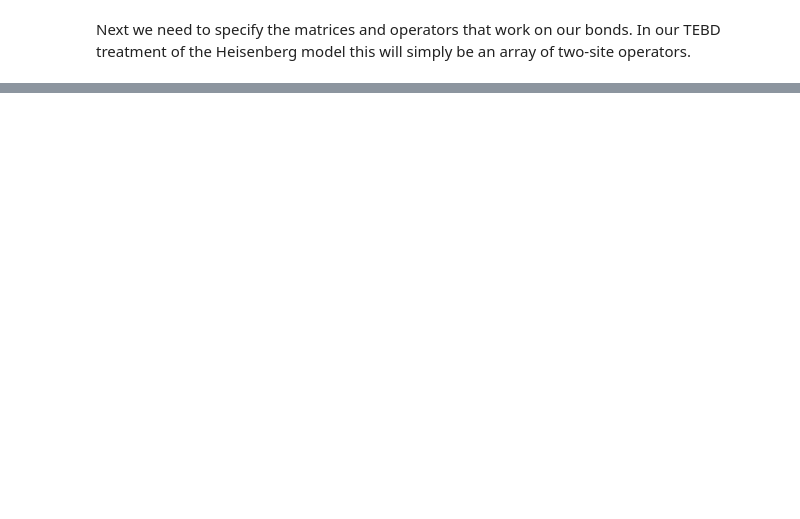
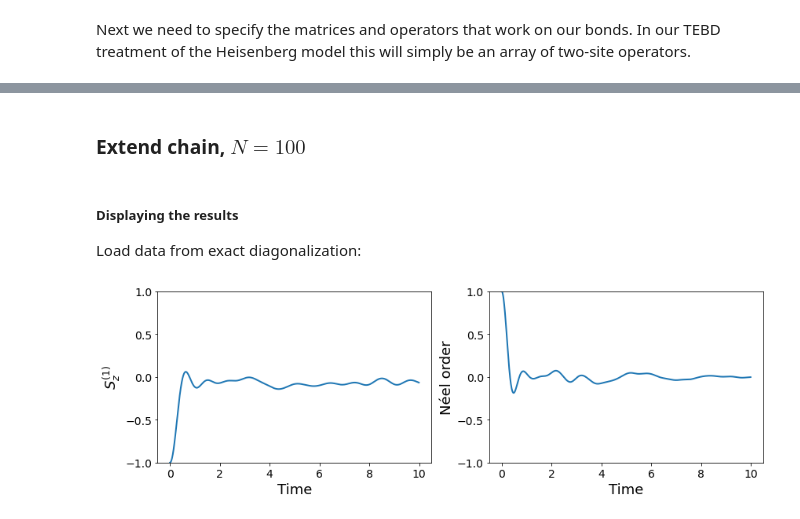
Before and after one commit to dehond/mps-tebd-journalclub, a Jupyter notebook: heisenberg-spin-chain-tebd.ipynb, the cells around one changed output, grey strips where cells are left out. Saved outputs shown, nothing was run; the diff lists cells and outputs as text; code cells hidden in the pictures; blank space fills up the shorter version.

```diff
--- a/heisenberg-spin-chain-tebd.ipynb
+++ b/heisenberg-spin-chain-tebd.ipynb
@@ -148,7 +166,8 @@ def Sz(B, s, i):
 # %%
 dt = 0.01
 J = 1.
-N = 15
+N = 10
+chi = 30
 B, s = initial_state(N)
 H_bond, U_bond = heisenberg_bonds(J, N, dt)
 
@@ -162,5 +181,5 @@ neel_t = np.zeros( tsteps )
 for i in range(tsteps):
     sz_t[i] = Sz(B, s, 0)
     neel_t[i] = sum([(-1)**(k+1) * Sz(B, s, k) for k in range(N)])/N
-    sweep(B, s, U_bond, 30)
+    sweep(B, s, U_bond, chi)
 # %% [markdown]
@@ -186,0 +209,40 @@ plt.tight_layout()
+# %% [markdown]
+### Extend chain, $N = 100$
+# %%
+dt = 0.01
+J = 1.
+N = 100
+chi = 30
+B, s = initial_state(N)
+H_bond, U_bond = heisenberg_bonds(J, N, dt)
+
+tmax = 10
+tsteps = round( tmax/dt )
+timeax = np.arange(0, tmax, dt)
+
+sz_t = np.zeros( tsteps )
+neel_t = np.zeros( tsteps )
+
+for i in range(tsteps):
+    sz_t[i] = Sz(B, s, 0)
+    neel_t[i] = sum([(-1)**(k+1) * Sz(B, s, k) for k in range(N)])/N
+    sweep(B, s, U_bond, chi)
+# %% [markdown]
+##### Displaying the results
+Load data from exact diagonalization:
+# %%
+fig, ax = plt.subplots(1, 2, figsize = (12, 4))
+ax[0].plot(timeax, sz_t, lw = 2)
+ax[1].plot(timeax, neel_t, lw = 2)
+
+ax[0].set_ylabel(r"$S_z^{(1)}$", fontsize = 18)
+ax[0].set_xlabel("Time", fontsize = 18)
+ax[1].set_ylabel("Néel order", fontsize = 18)
+ax[1].set_xlabel("Time", fontsize = 18)
+ax[0].set_ylim([-1, 1])
+ax[1].set_ylim([-1, 1])
+ax[0].tick_params(labelsize = 14)
+ax[1].tick_params(labelsize = 14)
+plt.tight_layout()
+# %% [output]
+[figure, added]
```
Also changed, not shown: parts of 10 cells of this notebook, 2 other files.
